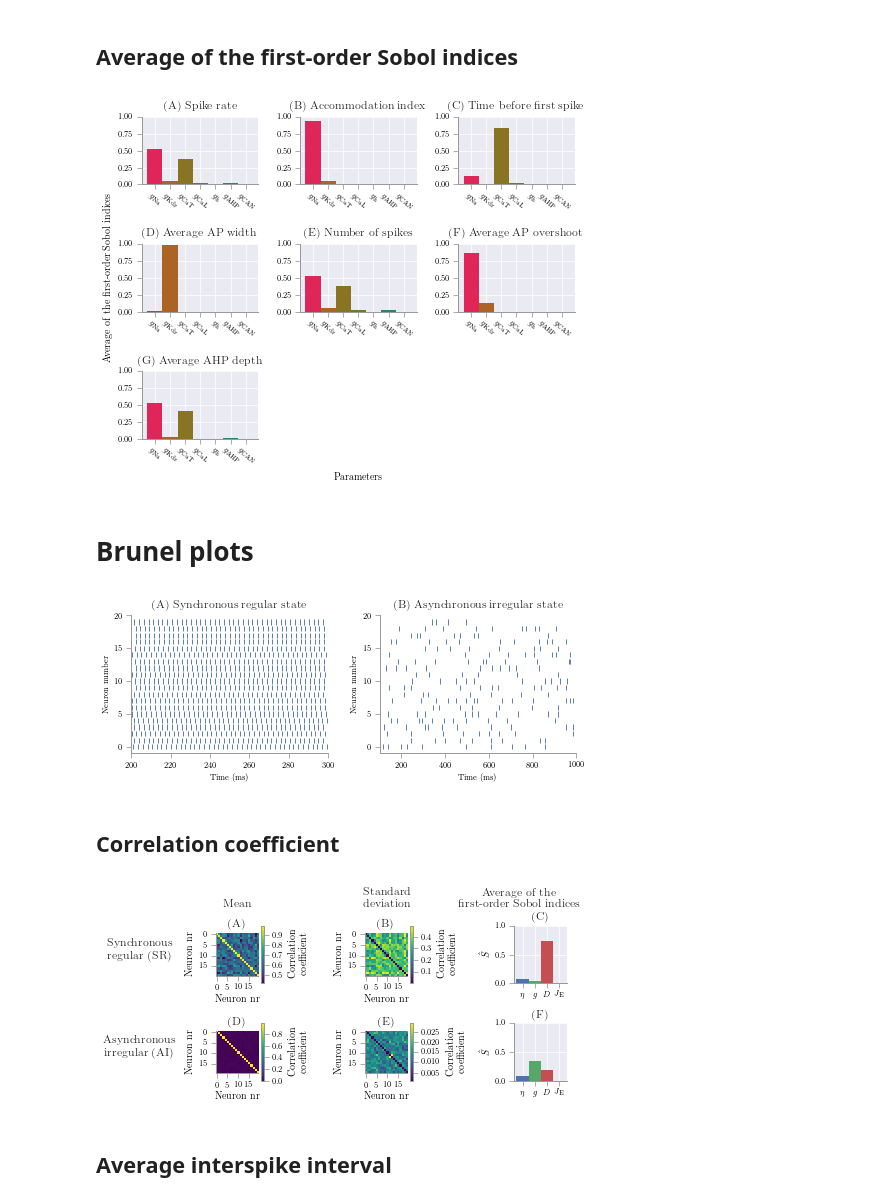
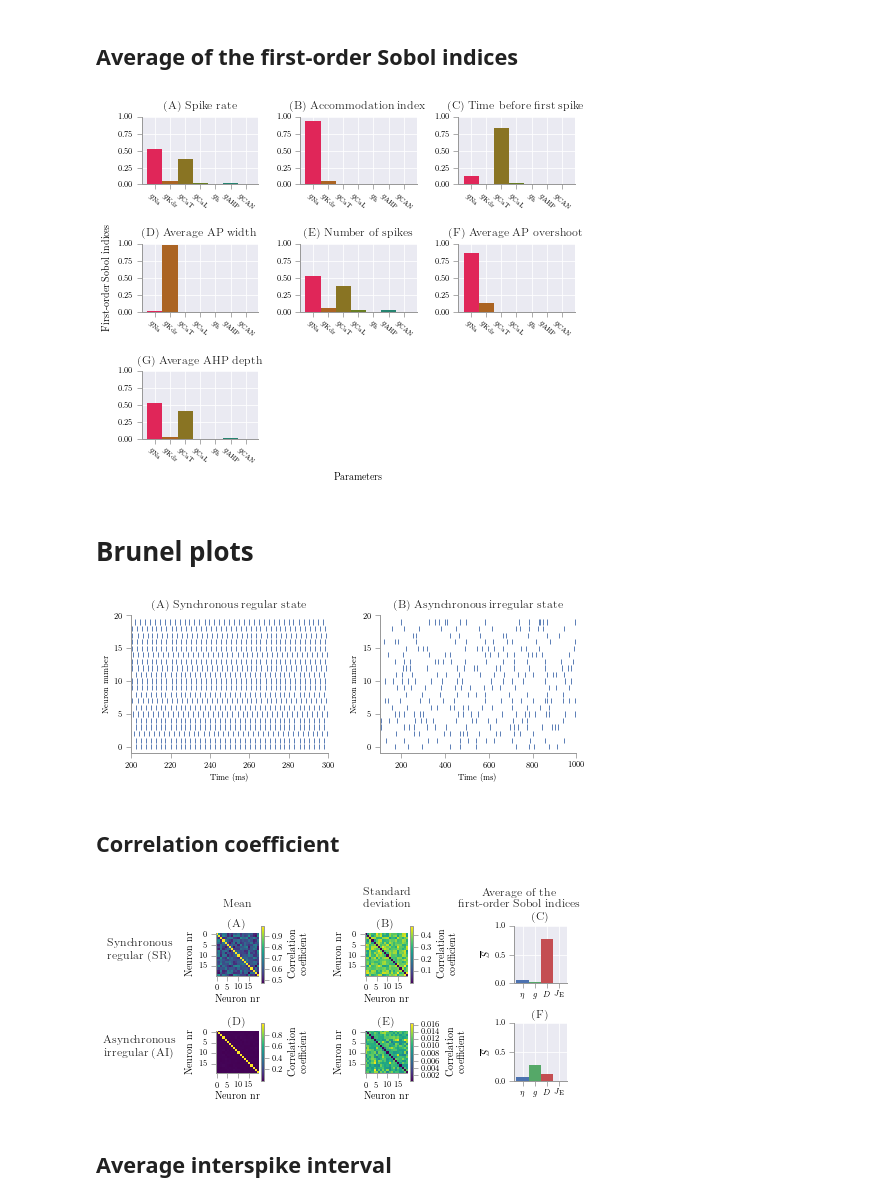
Before and after one commit to simetenn/uncertainpy, a Jupyter notebook: examples/paper_figures/figures.ipynb, the cells around one changed output. Drawn from its saved outputs; the diff is of its cells as text; code cells hidden in the pictures.

Commit message:
updated paper figures

```diff
--- a/examples/paper_figures/figures.ipynb
+++ b/examples/paper_figures/figures.ipynb
@@ -488,7 +488,7 @@ import string
 interneuron = un.Data("data/interneuron.h5")
 
 time = interneuron["NeuronModel"].time
-sensitivity = interneuron["NeuronModel"].sobol_first_average
+sensitivity = interneuron["NeuronModel"].sobol_first
 
 labels = interneuron.get_labels("NeuronModel")
 xlabel, ylabel = labels
@@ -525,7 +525,7 @@ spines_color(ax, edges={"top": "None", "bottom": "None",
 ax.tick_params(top='off', bottom='off', left='off', right='off', labelsize=fontsize,
                labelbottom=False, labelleft=False)
 ax.set_xlabel("Parameters", labelpad=35, fontsize=labelsize)
-ax.set_ylabel('Average of the first-order Sobol indices', labelpad=30, fontsize=labelsize)
+ax.set_ylabel('First-order Sobol indices', labelpad=30, fontsize=labelsize)
 
 
 width = 0.2
@@ -591,7 +591,7 @@ plt.subplots_adjust(bottom=0.13, left=0.1)
 plt.savefig("figures/lgn_sensitivity" + figure_format, dpi=dpi)
 plt.show()
 # %% [output]
-[figure, old version]
+[figure, new version]
 # %% [markdown]
 # Brunel plots
 # %%
@@ -608,8 +608,9 @@ def get_spiketrains(data):
 # %%
 AI = un.Data("data/brunel_AI.h5")
 SR = un.Data("data/brunel_SR.h5")
+cutoff = 100 # ms
 
-time = AI["brunel_network"].time
+time = AI["brunel_network"].time + cutoff
 
 evaluations_AI = AI["brunel_network"].evaluations
 evaluations_SR = SR["brunel_network"].evaluations
@@ -625,37 +626,37 @@ fig, axes = plt.subplots(ncols=2, figsize=(figure_width, figure_width*0.4))
 
 
 colormap = get_colormap(palette="deep", nr_colors=6)
 
 linelengths = 0.8
 linewidths = 0.9
 
 # Synchronous regular state
-axes[0].eventplot(evaluations_SR[21], linewidths=linewidths, colors=colormap[0], linelengths=linelengths)
+axes[0].eventplot(np.array(evaluations_SR[21]) + cutoff, linewidths=linewidths, colors=colormap[0], linelengths=linelengths)
 axes[0].tick_params(axis="both", which="both", labelsize=fontsize)
 axes[0].set_title("(A) Synchronous regular state", fontsize=titlesize)
 axes[0].set_ylabel("Neuron number", fontsize=fontsize)
 axes[0].set_xlabel(xlabel, fontsize=fontsize)
 axes[0].tick_params(axis="x", which="both", labelcolor="black", labelsize=fontsize)
 axes[0].tick_params(axis="y", which="both", labelcolor="black", labelsize=fontsize)
 axes[0].set_xlim([200, 300])
 axes[0].set_ylim([-1, 20])
 
 # Asynchronous irregular state
-axes[1].eventplot(evaluations_AI[58], linewidths=linewidths, colors=colormap[0], linelengths=linelengths)
+axes[1].eventplot(np.array(evaluations_AI[101]) + cutoff, linewidths=linewidths, colors=colormap[0], linelengths=linelengths)
 axes[1].tick_params(axis="both", which="both", labelsize=fontsize)
 axes[1].set_title("(B) Asynchronous irregular state", fontsize=titlesize)
 axes[1].set_ylabel("Neuron number", fontsize=fontsize)
 axes[1].set_xlabel(xlabel, fontsize=fontsize)
 axes[1].tick_params(axis="x", which="both", labelcolor="black", labelsize=fontsize)
 axes[1].tick_params(axis="y", which="both", labelcolor="black", labelsize=fontsize)
-axes[1].set_xlim([100, time[0]])
+axes[1].set_xlim([cutoff, time[0]])
 axes[1].set_ylim([-1, 20])
 
 plt.tight_layout()
 plt.savefig("figures/brunel_results" + figure_format, dpi=dpi)
 plt.show()
 # %% [output]
-[figure, old version]
+[figure, new version]
 # %% [markdown]
 ## Correlation coefficient
 # %%
@@ -729,7 +730,7 @@ prettyBar(sensitivity_SR,
           style=style)
 
 axes[0, 2].set_title("(C)", fontsize=titlesize)
-axes[0, 2].set_ylabel(r"$\hat{S}$", fontsize=labelsize)
+axes[0, 2].set_ylabel(r"$\overline{S}$", fontsize=labelsize)
 axes[0, 2].tick_params(labelsize=fontsize)
 axes[0, 2].set_ylim([0, 1])
 
@@ -742,7 +743,7 @@ prettyBar(sensitivity_AI,
           style=style)
 
 axes[1, 2].set_title("(F)", fontsize=titlesize)
-axes[1, 2].set_ylabel(r"$\hat{S}$", fontsize=labelsize)
+axes[1, 2].set_ylabel(r"$\overline{S}$", fontsize=labelsize)
 axes[1, 2].tick_params(labelsize=fontsize)
 axes[1, 2].set_ylim([0, 1])
 
@@ -774,7 +775,7 @@ plt.subplots_adjust(top=0.8, left=0.25, right=0.94, wspace=1.8, hspace=0.7)
 plt.savefig("figures/brunel_corrcoef" + figure_format, dpi=dpi)
 plt.show()
 # %% [output]
-[figure, old version]
+[figure, new version]
 # %% [markdown]
 ## Average interspike interval
 # %%
```
Also changed, not shown: parts of 1 cell of this notebook, 1 other file.
